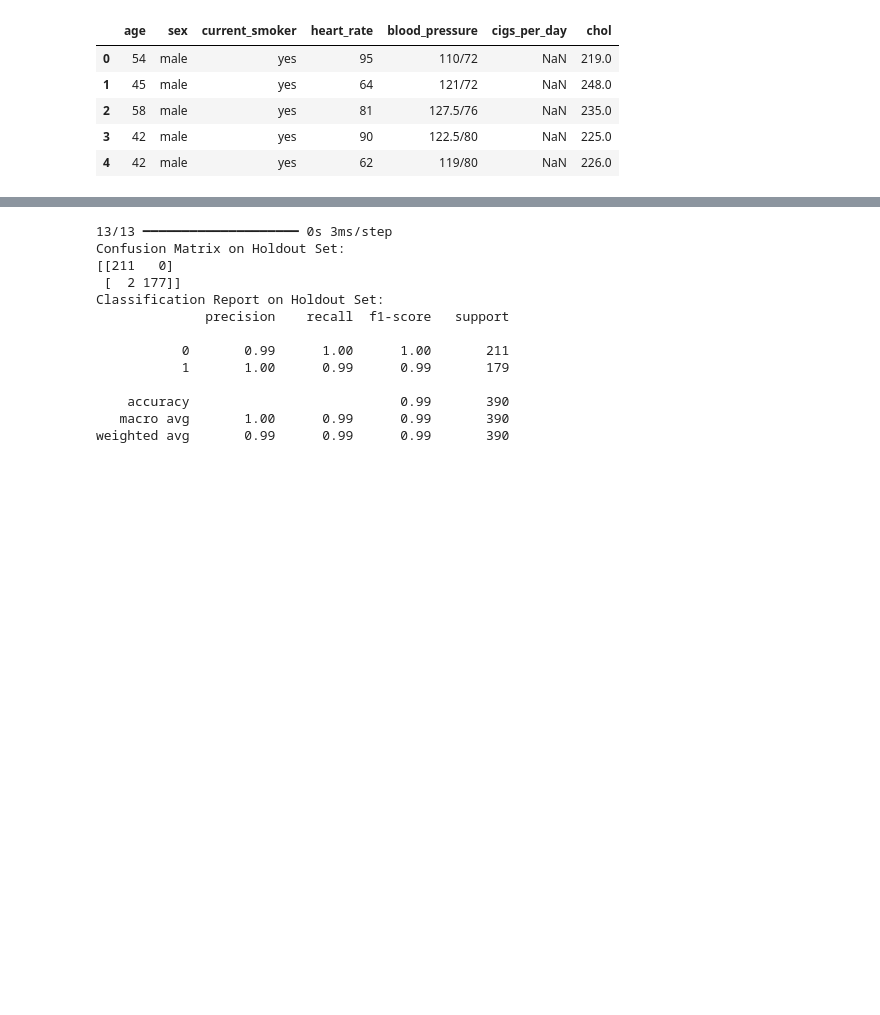
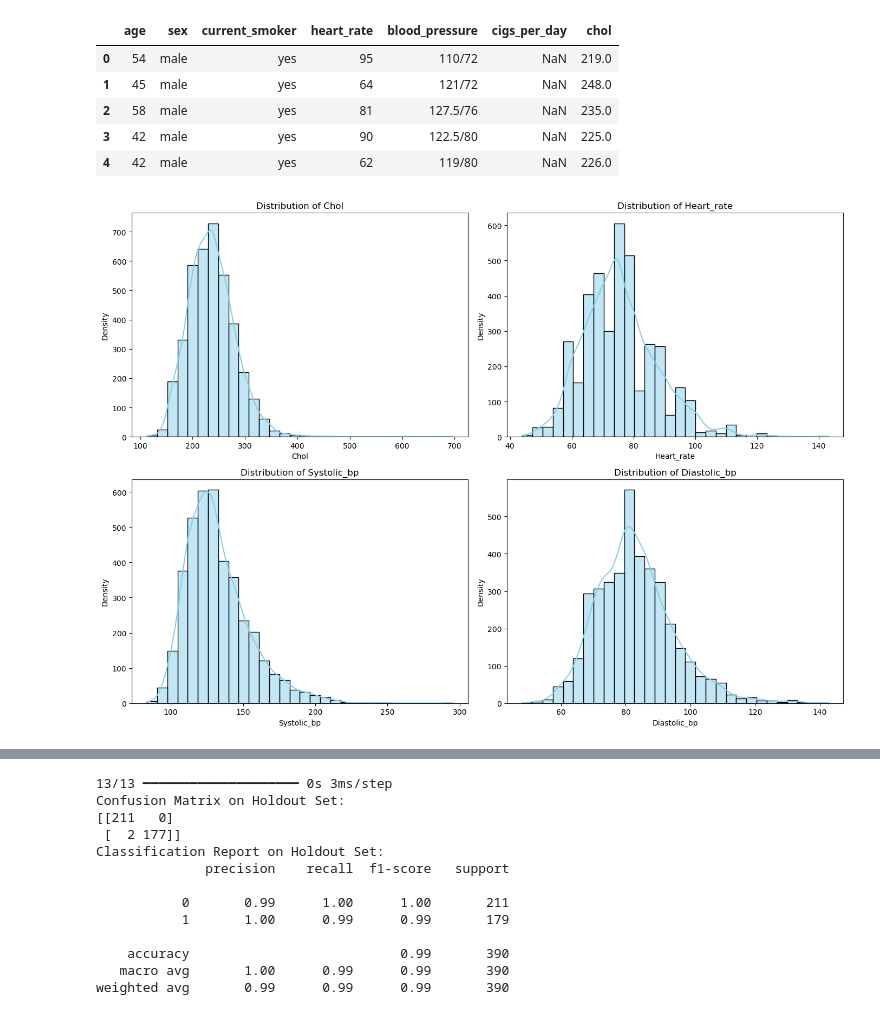
Before and after one commit to mraza328/Smoker-s_Health_NN, a Jupyter notebook: final_NN.ipynb, the cells around one changed output, grey strips where cells are left out. Cells and saved outputs as stored; diff of their text form; code cells hidden in the pictures; blank space fills up the shorter version.

Commit message:
reintroduced data visualization from an early iteration of the neural network, added more data visualizations, and improved upon format and layout of data visualizations

```diff
--- a/final_NN.ipynb
+++ b/final_NN.ipynb
@@ -46,3 +46,17 @@ data['chol'].fillna(data['chol'].mean(), inplace=True)
 # Encode categorical data: 'sex' and 'current_smoker'
 data['sex'] = data['sex'].map({'male': 1, 'female': 0})
 data['current_smoker'] = data['current_smoker'].map({'yes': 1, 'no': 0})
+# %%
+# Distribution of Key Features (Histogram for Cholesterol, Heart Rate, Systolic BP, Diastolic BP)
+features_to_plot = ['chol', 'heart_rate', 'systolic_bp', 'diastolic_bp']
+plt.figure(figsize=(14, 10))
+for i, feature in enumerate(features_to_plot, 1):
+    plt.subplot(2, 2, i)
+    sns.histplot(data[feature], kde=True, bins=30, color='skyblue')
+    plt.title(f'Distribution of {feature.capitalize()}')
+    plt.xlabel(feature.capitalize())
+    plt.ylabel('Density')
+plt.tight_layout()
+plt.show()
+# %% [output]
+[figure, added]
```
Also changed, not shown: parts of 5 cells of this notebook.
